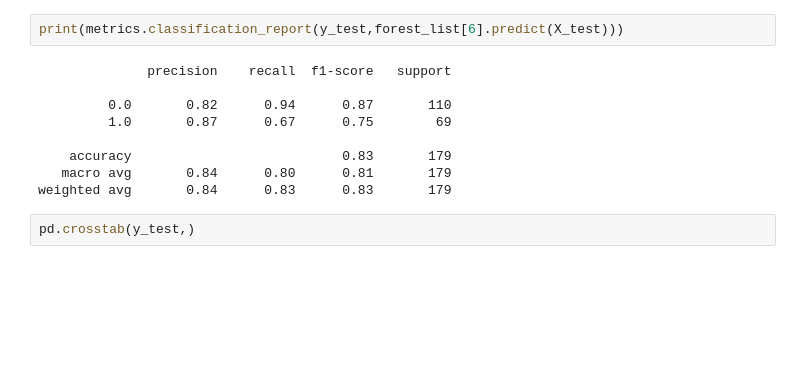
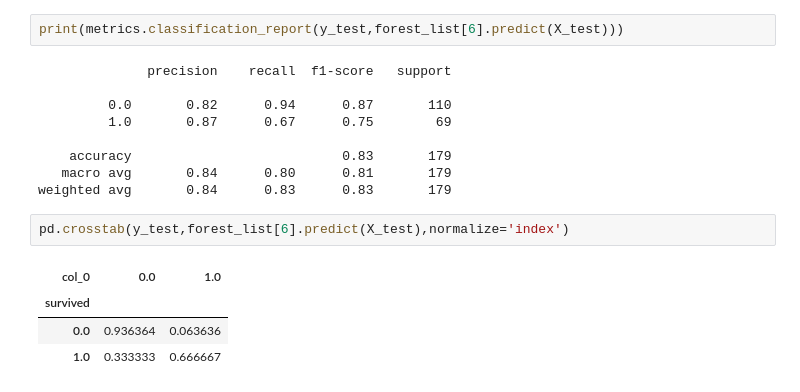
Before and after one commit to Michael-Nelson361/classification-exercises, a Jupyter notebook: random_forests.ipynb, the cells around one changed output. Cells and saved outputs as stored; diff of their text form; blank space fills up the shorter version.

```diff
--- a/random_forests.ipynb
+++ b/random_forests.ipynb
@@ -372,4 +374,9 @@ print(metrics.classification_report(y_test,forest_list[6].predict(X_test)))
    macro avg       0.84      0.80      0.81       179
 weighted avg       0.84      0.83      0.83       179
 # %%
-pd.crosstab(y_test,)
+pd.crosstab(y_test,forest_list[6].predict(X_test),normalize='index')
+# %% [output]
+| col_0 | 0.0 | 1.0 |
+| survived |  |  |
+| 0.0 | 0.936364 | 0.063636 |
+| 1.0 | 0.333333 | 0.666667 |
```
Also changed, not shown: parts of 1 cell of this notebook.
